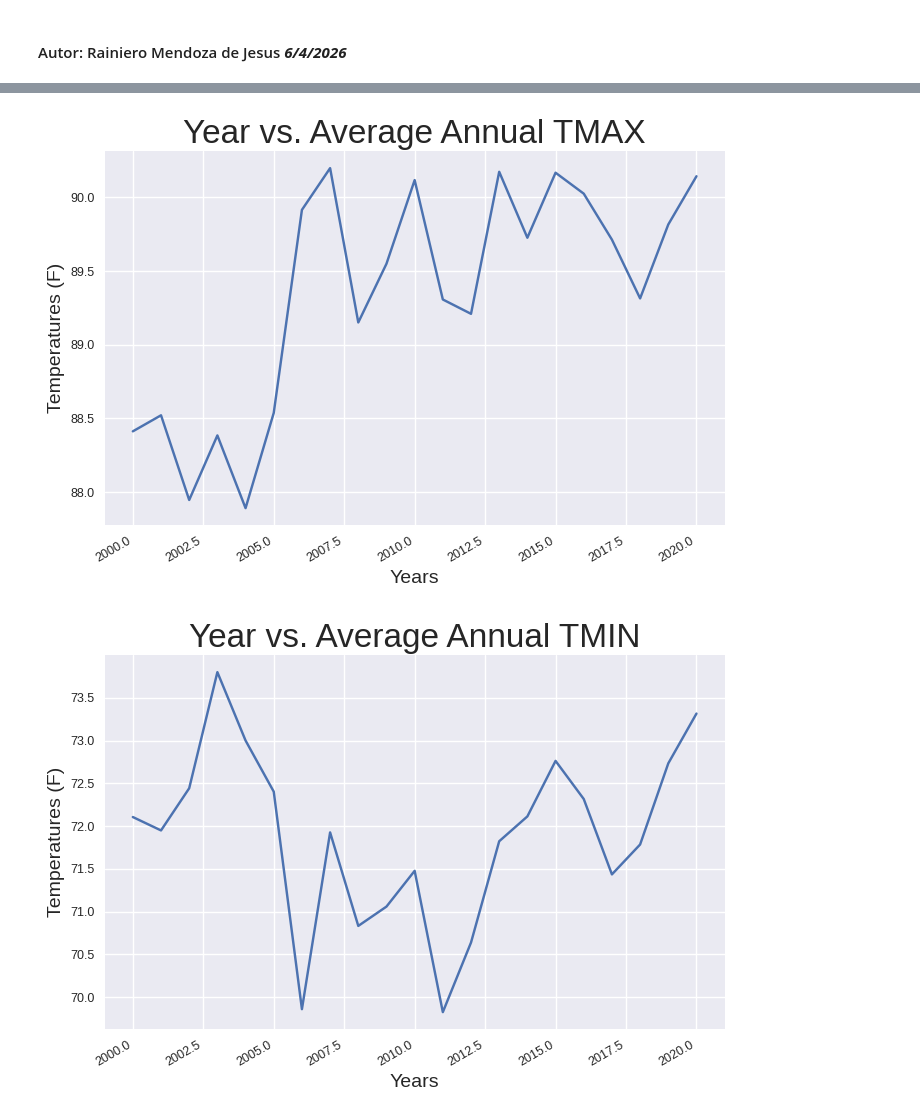
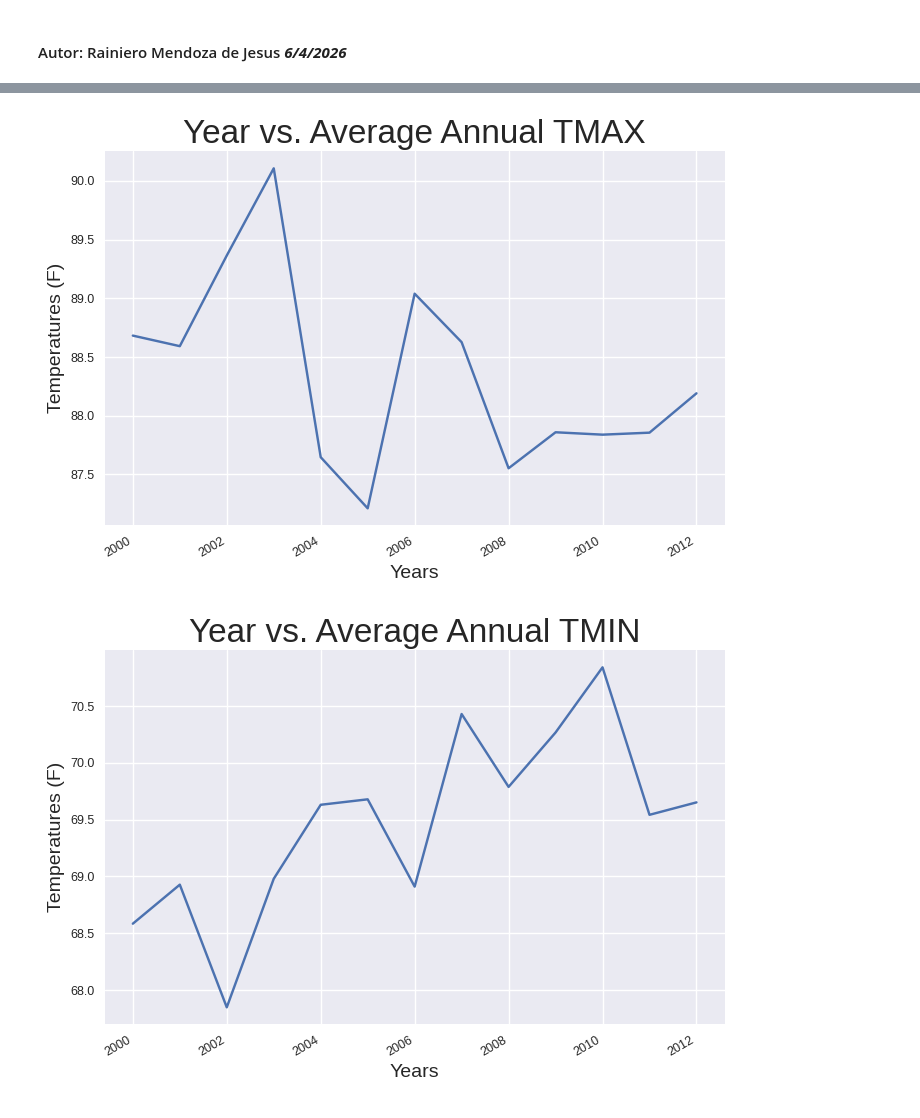
Before and after one commit to RainieroMendozaJesus/climate-data-project, a Jupyter notebook: notebooks/puerto_plata.ipynb, the cells around one changed output, grey strips where cells are left out. Cells and saved outputs as stored; diff of their text form; code cells hidden in the pictures.

```diff
--- a/notebooks/puerto_plata.ipynb
+++ b/notebooks/puerto_plata.ipynb
@@ -125,7 +130,14 @@ print(data[:2])
 # %%
 # We create lists where we store the data already processed and ready to graph
 
-years, anual_tmaxs, anual_tmins, anual_tavgs = [], [], [], []
+years, anual_tmaxs, anual_tmins = [], [], []
+anual_tavgs = []
+
+years_parte1, tmaxs_parte1, tmins_parte1 = [], [], []
+tavgs_parte1 = []
+
+years_parte2, tmaxs_parte2, tmins_parte2 = [], [], []
+tavgs_parte2 = []
 # %%
 # Once the data is grouped, we perform the desired operations
 
@@ -162,28 +216,28 @@ print(anual_tavgs)
 # %%
-# Make a plots, Year vs. Average Annual TMAX
+# Make a plots, 2000-2012 Year vs. Average Annual TMAX
 
 plt.style.use('seaborn-v0_8')
 
 title = "Year vs. Average Annual TMAX"
 fig, ax = plt.subplots()
-ax.plot(years, anual_tmaxs)
+ax.plot(years_parte1, tmaxs_parte1)
 ax.set_ylabel('Temperatures (F)', fontsize=14)
 ax.set_xlabel('Years', fontsize=14)
 ax.set_title(title, fontsize=24)
 ax.tick_params(labelsize=9)
 fig.autofmt_xdate()
 
 plt.show()
 # %% [output]
-[figure, old version]
+[figure, new version]
 # %%
-# Make a plot, Year vs. Average Annual TMIN
+# Make a plot, 2000-2012 Year vs. Average Annual TMIN
 
 plt.style.use('seaborn-v0_8')
 
 title = "Year vs. Average Annual TMIN"
 fig, ax = plt.subplots()
-ax.plot(years, anual_tmins)
+ax.plot(years_parte1, tmins_parte1)
 ax.set_ylabel('Temperatures (F)', fontsize=14)
 ax.set_xlabel('Years', fontsize=14)
 ax.set_title(title, fontsize=24)
@@ -192,4 +246,4 @@ fig.autofmt_xdate()
 
 plt.show()
 # %% [output]
-[figure, old version]
+[figure, new version]
```
Also changed, not shown: parts of 22 cells of this notebook, 1 other file.
